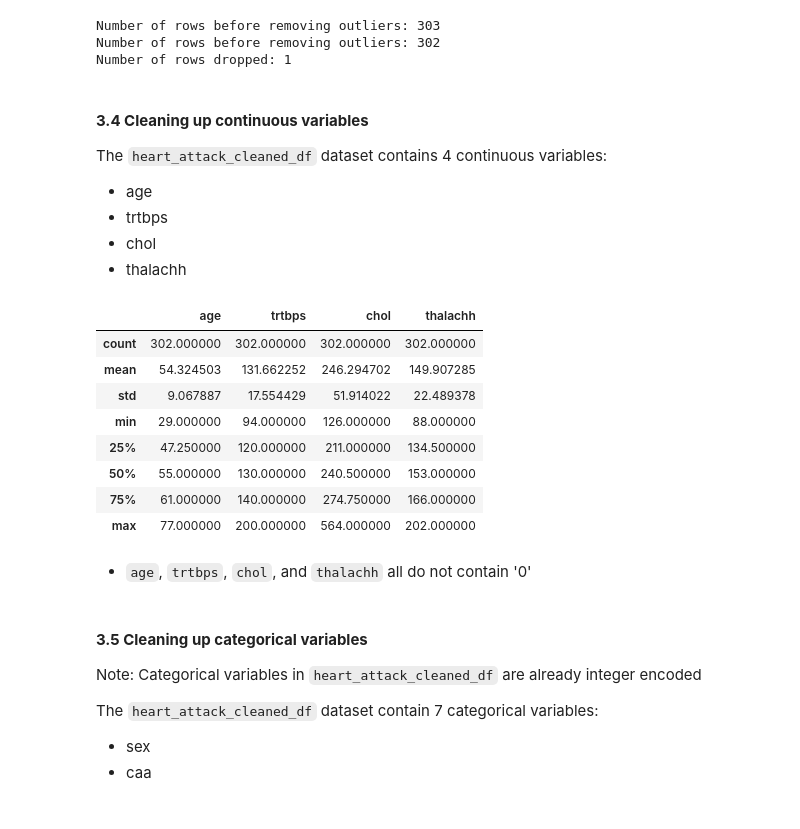
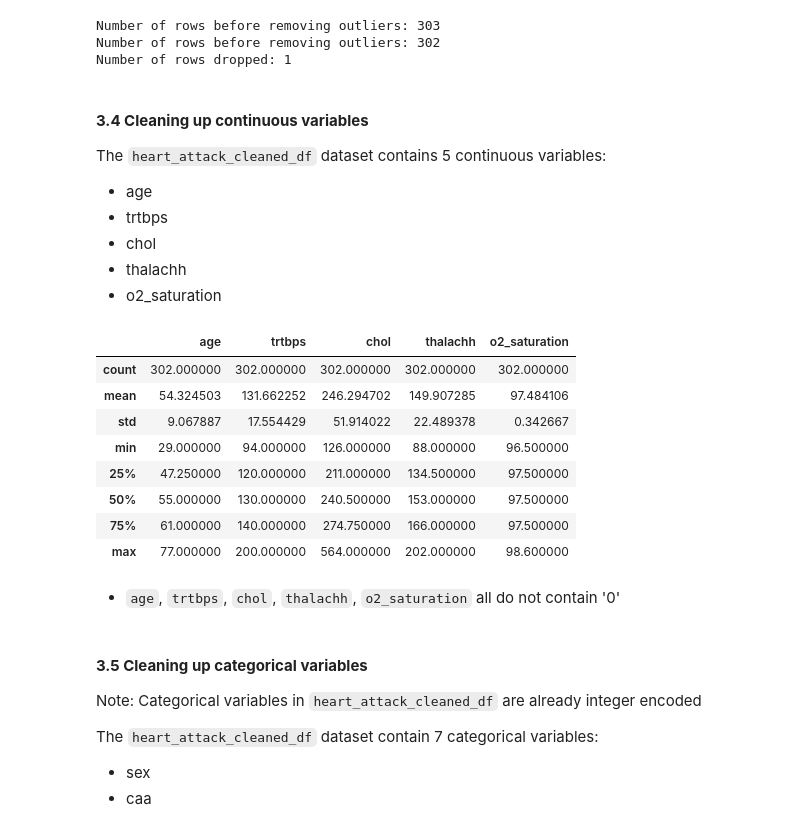
Before and after one commit to xJQx/bc2406-project, a Jupyter notebook: data-cleaning-preprocessing.ipynb, the cells around one changed output. Cells and saved outputs as stored; diff of their text form; code cells hidden in the pictures.

```diff
--- a/data-cleaning-preprocessing.ipynb
+++ b/data-cleaning-preprocessing.ipynb
@@ -411,25 +411,26 @@ Number of rows before removing outliers: 302
 Number of rows dropped: 1
 # %% [markdown]
 #### **3.4 Cleaning up continuous variables**
-The `heart_attack_cleaned_df` dataset contains 4 continuous variables:
+The `heart_attack_cleaned_df` dataset contains 5 continuous variables:
 - age
 - trtbps
 - chol
 - thalachh
+- o2_saturation
 # %%
-heart_attack_cleaned_df[['age', 'trtbps', 'chol', 'thalachh']].describe()
+heart_attack_cleaned_df[['age', 'trtbps', 'chol', 'thalachh', 'o2_saturation']].describe()
 # %% [output]
-|  | age | trtbps | chol | thalachh |
-| count | 302.000000 | 302.000000 | 302.000000 | 302.000000 |
-| mean | 54.324503 | 131.662252 | 246.294702 | 149.907285 |
-| std | 9.067887 | 17.554429 | 51.914022 | 22.489378 |
-| min | 29.000000 | 94.000000 | 126.000000 | 88.000000 |
-| 25% | 47.250000 | 120.000000 | 211.000000 | 134.500000 |
-| 50% | 55.000000 | 130.000000 | 240.500000 | 153.000000 |
-| 75% | 61.000000 | 140.000000 | 274.750000 | 166.000000 |
-| max | 77.000000 | 200.000000 | 564.000000 | 202.000000 |
+|  | age | trtbps | chol | thalachh | o2_saturation |
+| count | 302.000000 | 302.000000 | 302.000000 | 302.000000 | 302.000000 |
+| mean | 54.324503 | 131.662252 | 246.294702 | 149.907285 | 97.484106 |
+| std | 9.067887 | 17.554429 | 51.914022 | 22.489378 | 0.342667 |
+| min | 29.000000 | 94.000000 | 126.000000 | 88.000000 | 96.500000 |
+| 25% | 47.250000 | 120.000000 | 211.000000 | 134.500000 | 97.500000 |
+| 50% | 55.000000 | 130.000000 | 240.500000 | 153.000000 | 97.500000 |
+| 75% | 61.000000 | 140.000000 | 274.750000 | 166.000000 | 97.500000 |
+| max | 77.000000 | 200.000000 | 564.000000 | 202.000000 | 98.600000 |
 # %% [markdown]
-- `age`, `trtbps`, `chol`, and `thalachh` all do not contain '0'
+- `age`, `trtbps`, `chol`, `thalachh`, `o2_saturation` all do not contain '0'
 # %% [markdown]
 #### **3.5 Cleaning up categorical variables**
 Note: Categorical variables in `heart_attack_cleaned_df` are already integer encoded
```
Also changed, not shown: parts of 1 cell of this notebook, 1 other file.
